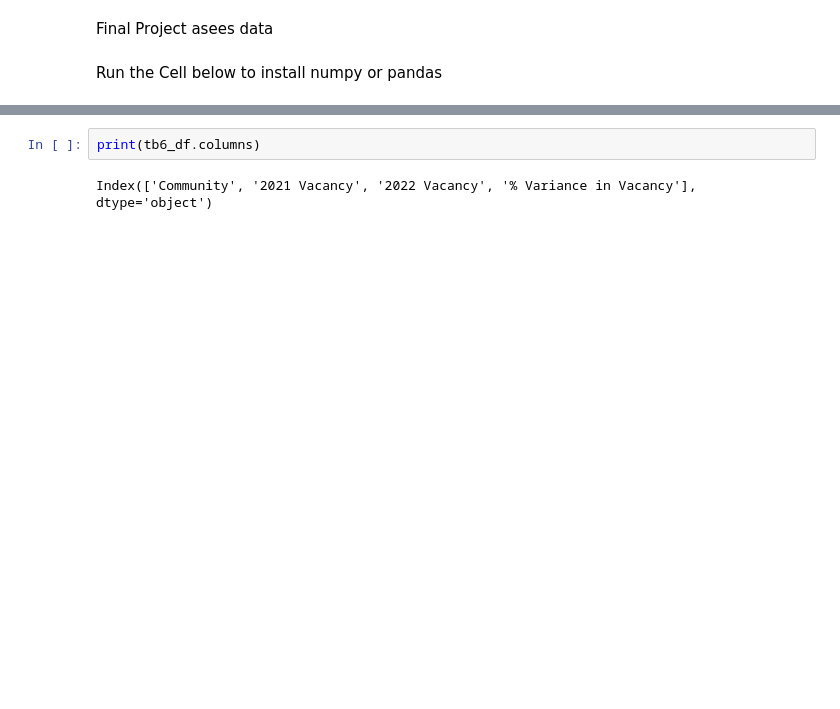
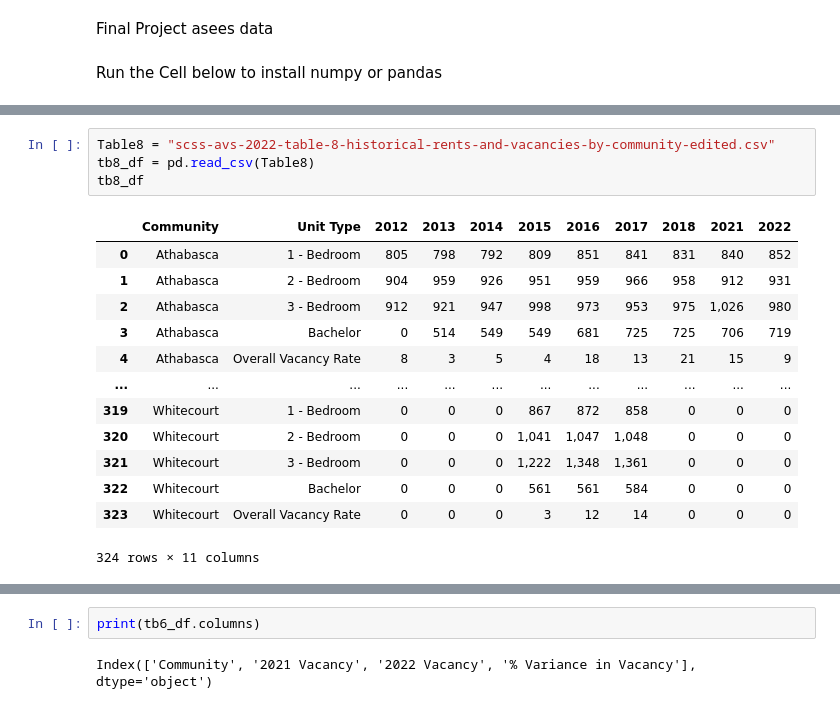
Before and after one commit to Mathemusician1729/DATA-221-Project, a Jupyter notebook: Asees Stuff/Asees.ipynb, the cells around one changed output, grey strips where cells are left out. Saved outputs shown, nothing was run; the diff lists cells and outputs as text; blank space fills up the shorter version.

```diff
--- a/Asees Stuff/Asees.ipynb
+++ b/Asees Stuff/Asees.ipynb
@@ -34,0 +91,18 @@ print(tb6_df_filtered)
+# %%
+Table8 = "scss-avs-2022-table-8-historical-rents-and-vacancies-by-community-edited.csv"
+tb8_df = pd.read_csv(Table8)
+tb8_df
+# %% [output]
+|  | Community | Unit Type | 2012 | 2013 | 2014 | 2015 | 2016 | 2017 | 2018 | 2021 | 2022 |
+| 0 | Athabasca | 1 - Bedroom | 805 | 798 | 792 | 809 | 851 | 841 | 831 | 840 | 852 |
+| 1 | Athabasca | 2 - Bedroom | 904 | 959 | 926 | 951 | 959 | 966 | 958 | 912 | 931 |
+| 2 | Athabasca | 3 - Bedroom | 912 | 921 | 947 | 998 | 973 | 953 | 975 | 1,026 | 980 |
+| 3 | Athabasca | Bachelor | 0 | 514 | 549 | 549 | 681 | 725 | 725 | 706 | 719 |
+| 4 | Athabasca | Overall Vacancy Rate | 8 | 3 | 5 | 4 | 18 | 13 | 21 | 15 | 9 |
+| ... | ... | ... | ... | ... | ... | ... | ... | ... | ... | ... | ... |
+| 319 | Whitecourt | 1 - Bedroom | 0 | 0 | 0 | 867 | 872 | 858 | 0 | 0 | 0 |
+| 320 | Whitecourt | 2 - Bedroom | 0 | 0 | 0 | 1,041 | 1,047 | 1,048 | 0 | 0 | 0 |
+| 321 | Whitecourt | 3 - Bedroom | 0 | 0 | 0 | 1,222 | 1,348 | 1,361 | 0 | 0 | 0 |
+| 322 | Whitecourt | Bachelor | 0 | 0 | 0 | 561 | 561 | 584 | 0 | 0 | 0 |
+| 323 | Whitecourt | Overall Vacancy Rate | 0 | 0 | 0 | 3 | 12 | 14 | 0 | 0 | 0 |
+324 rows × 11 columns
```
Also changed, not shown: parts of 12 cells of this notebook, 3 other files.
